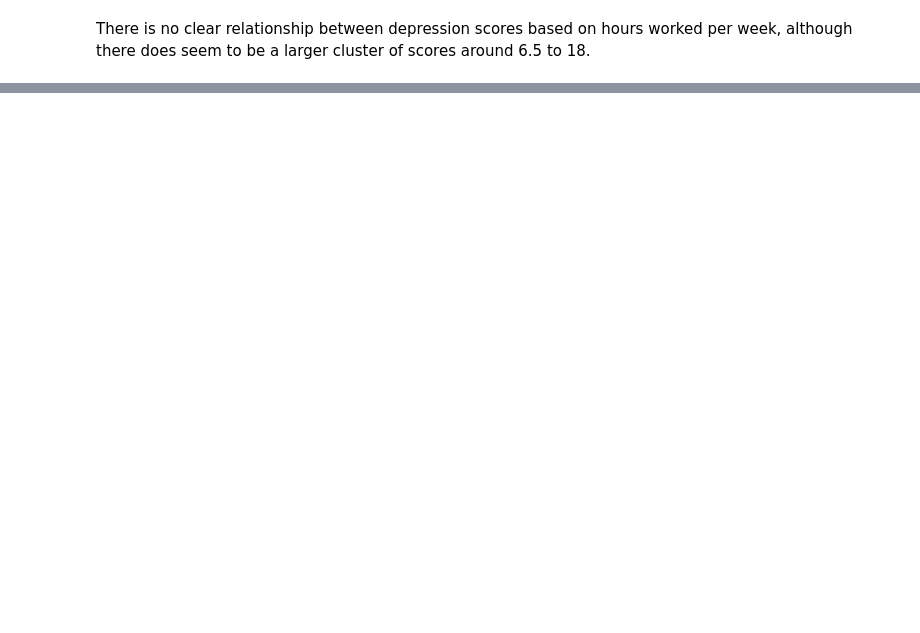
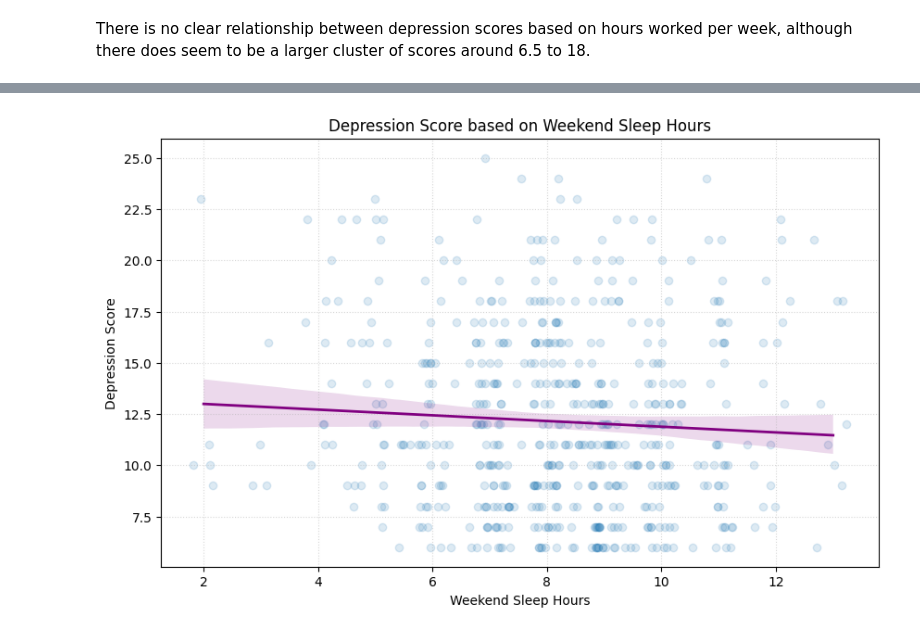
Before and after one commit to aidenjbrown/Intermediate_Data_Science_CS_28, a Jupyter notebook: scripts/EDA.ipynb, the cells around one changed output, grey strips where cells are left out. Saved outputs shown, nothing was run; the diff lists cells and outputs as text; code cells hidden in the pictures; blank space fills up the shorter version.

```diff
--- a/scripts/EDA.ipynb
+++ b/scripts/EDA.ipynb
@@ -386,0 +394,29 @@ There is no clear relationship between depression scores based on hours worked p
+# %%
+# Weekend Sleep Hours and Depression Score
+tmp_weekend = df[['SLD013', 'depression_score']].copy()
+
+tmp_weekend['SLD013'] = pd.to_numeric(tmp_weekend['SLD013'], errors='coerce')
+tmp_weekend['SLD013'] = tmp_weekend['SLD013'].replace([77, 99], np.nan)
+tmp_weekend = tmp_weekend.dropna(subset=['SLD013', 'depression_score'])
+
+fig, ax = plt.subplots(figsize=(10, 6))
+
+# Applying jitter to see the concentration of responses at specific hour marks
+sns.regplot(
+    data=tmp_weekend,
+    x="SLD013",
+    y="depression_score",
+    x_jitter=0.25,
+    scatter_kws={'alpha': 0.15},
+    line_kws={'color': 'purple', 'lw': 2},
+    ax=ax
+)
+
+plt.ylabel("Depression Score")
+plt.xlabel("Weekend Sleep Hours")
+plt.title("Depression Score based on Weekend Sleep Hours")
+plt.grid(True, linestyle=':', alpha=0.5)
+
+plt.show()
+# %% [output]
+[figure, added]
```
Also changed, not shown: parts of 15 cells of this notebook, 1 other file.
